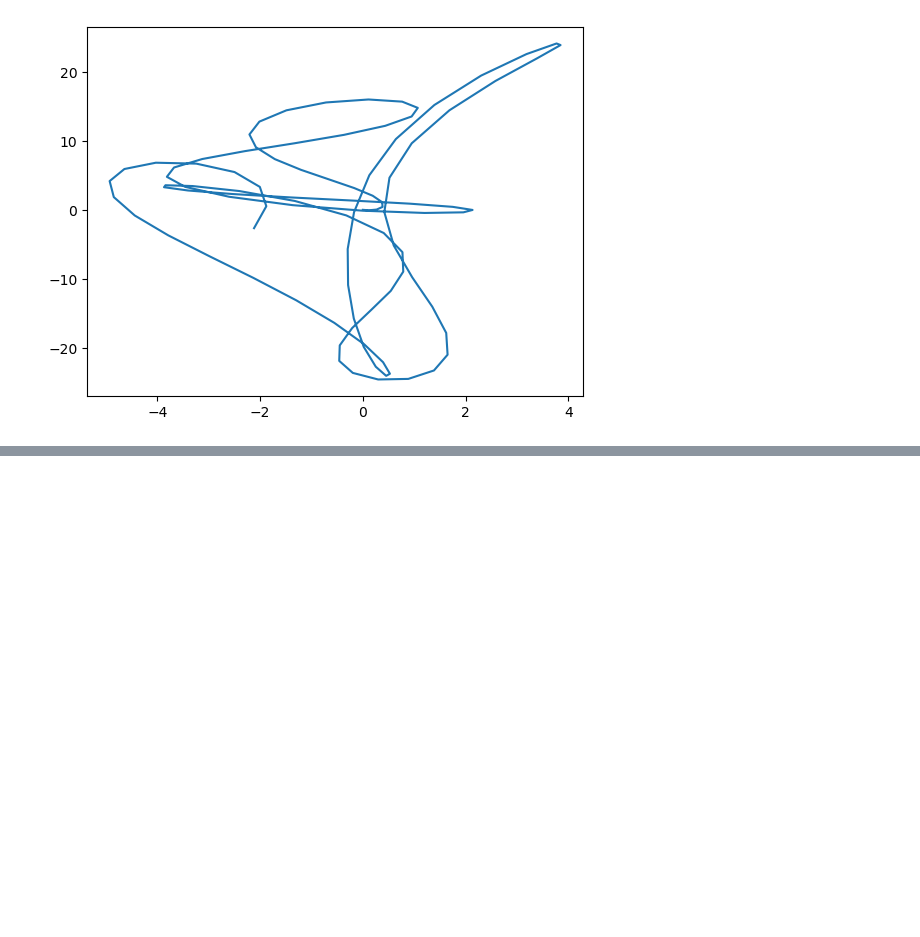
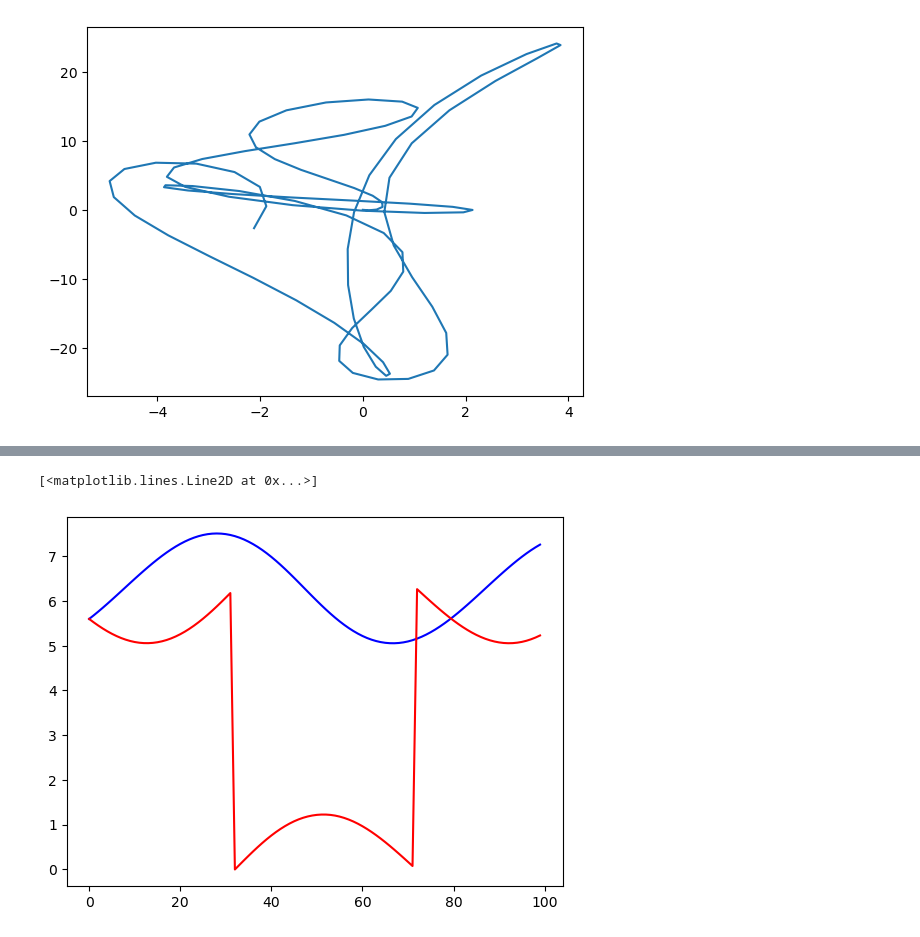
Before and after one commit to billenert/simple-v-simsopt, a Jupyter notebook: differences.ipynb, the cells around one changed output, grey strips where cells are left out. Cells and saved outputs as stored; diff of their text form; code cells hidden in the pictures; blank space fills up the shorter version.

```diff
--- a/differences.ipynb
+++ b/differences.ipynb
@@ -241,0 +270,6 @@ plt.plot((SIMPLE_Z - simsopt_Z)[:100], (SIMPLE_X - simsopt_X)[:100])
+# %%
+plt.plot(theta_simsopt[:100], color = "blue")
+plt.plot(np.loadtxt("./trajectories/path_theta_SIMPLE.txt")[:100], color = "red")
+# %% [output]
+[<matplotlib.lines.Line2D at 0x...>]
+[figure, added]
```
Also changed, not shown: parts of 7 cells of this notebook, 9 other files.
